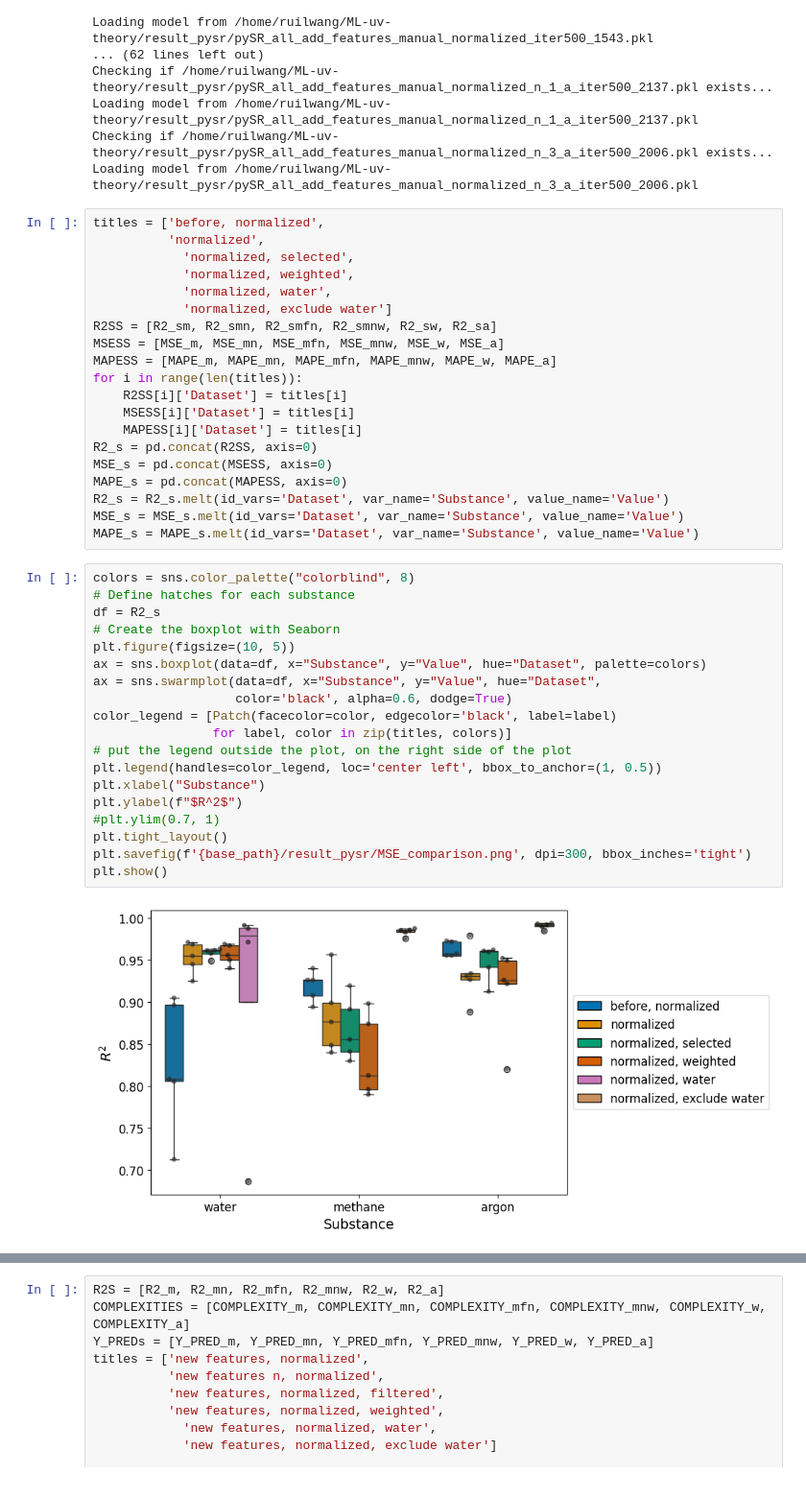
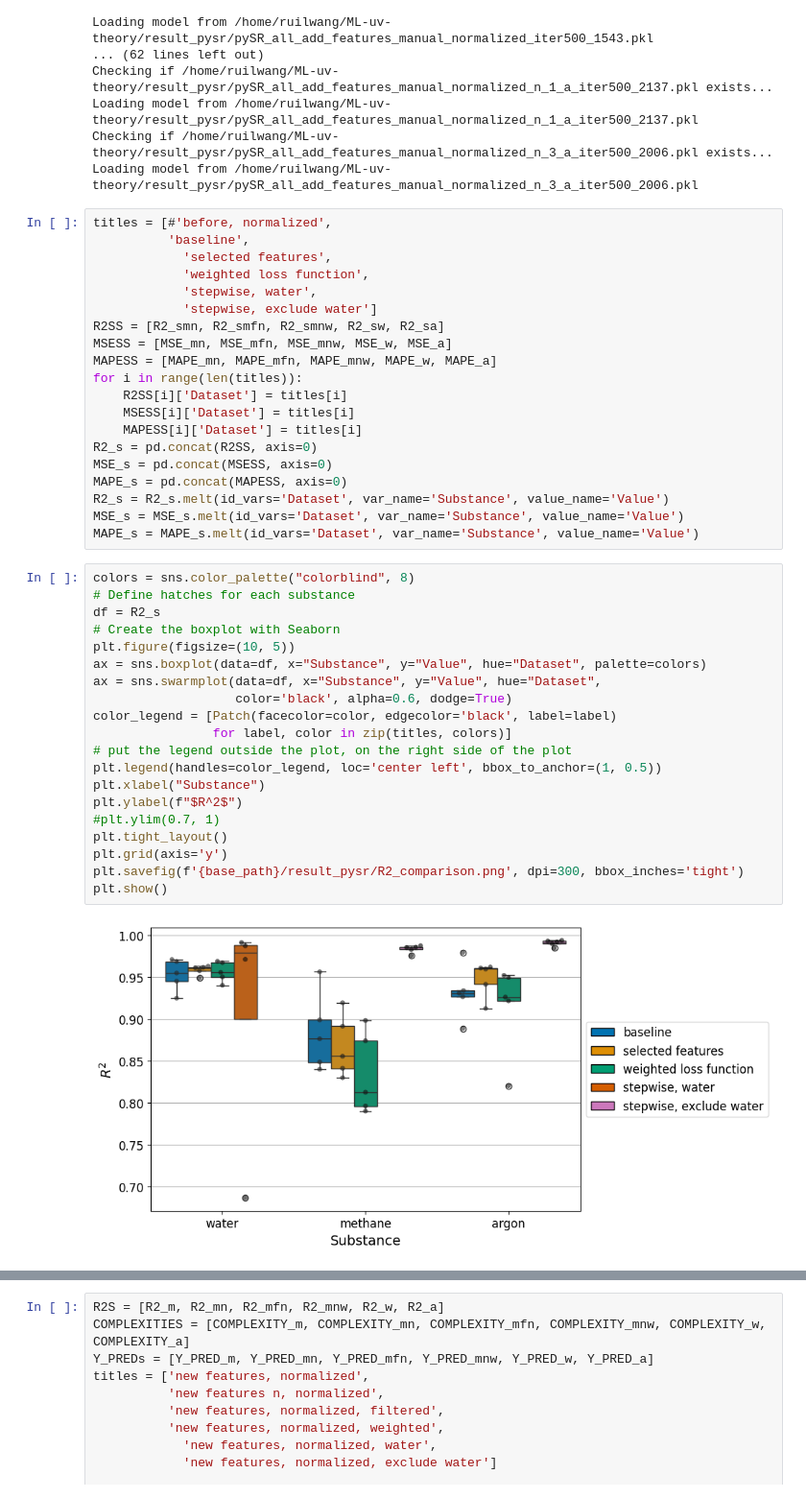
Before and after one commit to RuilongWang1215/ML-uv-theory, a Jupyter notebook: test_ml.ipynb, the cells around one changed output, grey strips where cells are left out. Shown at 96% size. Cells and saved outputs as stored; diff of their text form.

```diff
--- a/test_ml.ipynb
+++ b/test_ml.ipynb
@@ -326,15 +326,15 @@ Loading model from /home/ruilwang/ML-uv-theory/result_pysr/pySR_all_add_features
 Checking if /home/ruilwang/ML-uv-theory/result_pysr/pySR_all_add_features_manual_normalized_n_3_a_iter500_2006.pkl exists...
 Loading model from /home/ruilwang/ML-uv-theory/result_pysr/pySR_all_add_features_manual_normalized_n_3_a_iter500_2006.pkl
 # %%
-titles = ['before, normalized',
-          'normalized',
-            'normalized, selected',
-            'normalized, weighted',
-            'normalized, water',
-            'normalized, exclude water']
-R2SS = [R2_sm, R2_smn, R2_smfn, R2_smnw, R2_sw, R2_sa]
-MSESS = [MSE_m, MSE_mn, MSE_mfn, MSE_mnw, MSE_w, MSE_a]
-MAPESS = [MAPE_m, MAPE_mn, MAPE_mfn, MAPE_mnw, MAPE_w, MAPE_a]
+titles = [#'before, normalized',
+          'baseline',
+            'selected features',
+            'weighted loss function',
+            'stepwise, water',
+            'stepwise, exclude water']
+R2SS = [R2_smn, R2_smfn, R2_smnw, R2_sw, R2_sa]
+MSESS = [MSE_mn, MSE_mfn, MSE_mnw, MSE_w, MSE_a]
+MAPESS = [MAPE_mn, MAPE_mfn, MAPE_mnw, MAPE_w, MAPE_a]
 for i in range(len(titles)):
     R2SS[i]['Dataset'] = titles[i]
     MSESS[i]['Dataset'] = titles[i]
@@ -348,24 +348,25 @@ MAPE_s = MAPE_s.melt(id_vars='Dataset', var_name='Substance', value_name='Value'
 # %%
 colors = sns.color_palette("colorblind", 8)
 # Define hatches for each substance
 df = R2_s
 # Create the boxplot with Seaborn
 plt.figure(figsize=(10, 5))
 ax = sns.boxplot(data=df, x="Substance", y="Value", hue="Dataset", palette=colors)
 ax = sns.swarmplot(data=df, x="Substance", y="Value", hue="Dataset",
                    color='black', alpha=0.6, dodge=True)
 color_legend = [Patch(facecolor=color, edgecolor='black', label=label)
                 for label, color in zip(titles, colors)]
 # put the legend outside the plot, on the right side of the plot
 plt.legend(handles=color_legend, loc='center left', bbox_to_anchor=(1, 0.5))
 plt.xlabel("Substance")
 plt.ylabel(f"$R^2$")
 #plt.ylim(0.7, 1)
 plt.tight_layout()
-plt.savefig(f'{base_path}/result_pysr/MSE_comparison.png', dpi=300, bbox_inches='tight')
+plt.grid(axis='y')
+plt.savefig(f'{base_path}/result_pysr/R2_comparison.png', dpi=300, bbox_inches='tight')
 plt.show()
 # %% [output]
-[figure, old version]
+[figure, new version]
 # %%
 colors = sns.color_palette("colorblind", 6)
 # Define hatches for each substance
```
Also changed, not shown: parts of 4 cells of this notebook, 5 other files.
